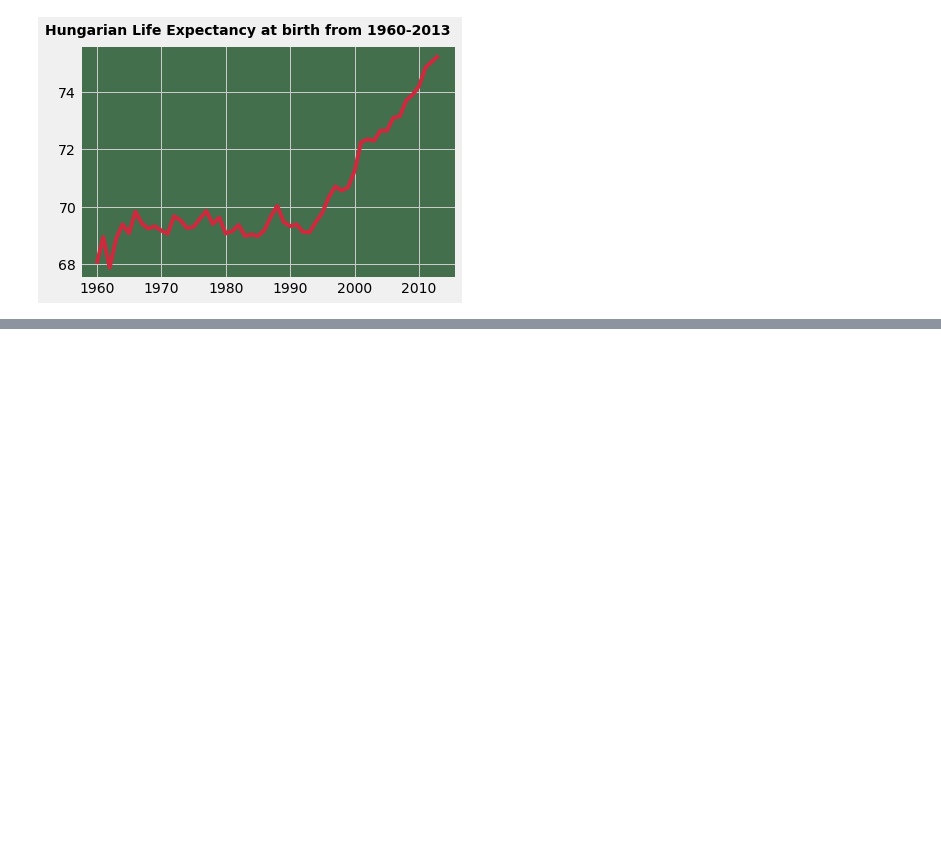
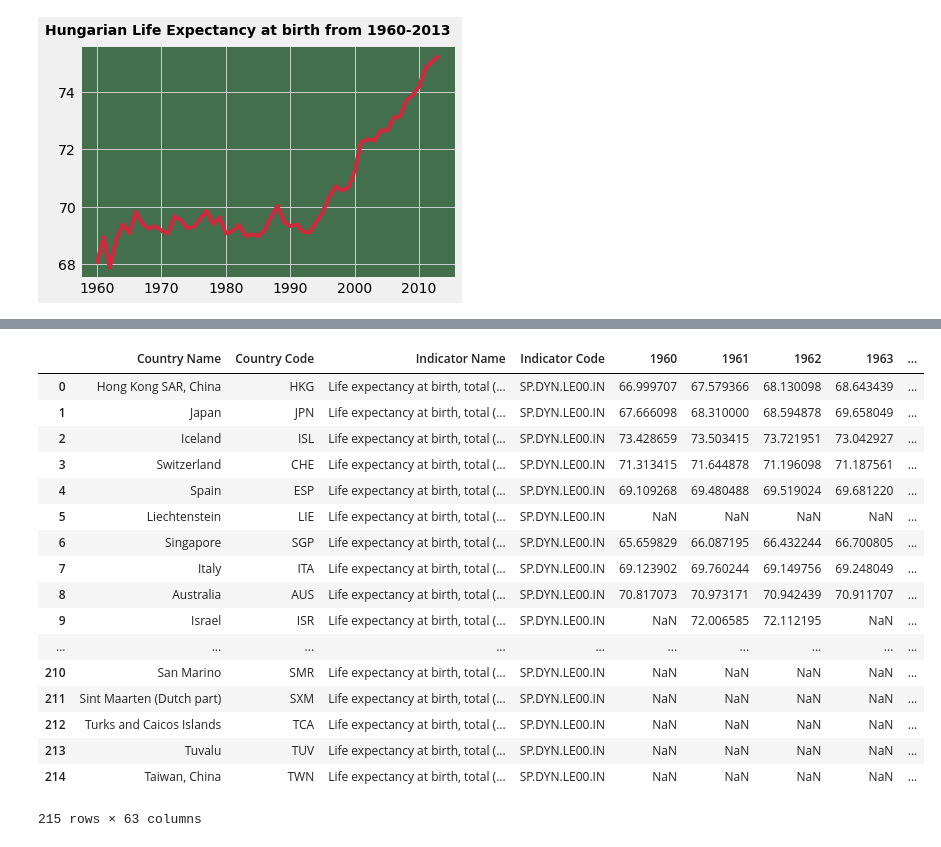
Before and after one commit to Higgins2718/DS-Unit-1-Sprint-5-Data-Storytelling-Blog-Post, a Jupyter notebook: project_notebook.ipynb, the cells around one changed output, grey strips where cells are left out. Cells and saved outputs as stored; diff of their text form; code cells hidden in the pictures; blank space fills up the shorter version.

```diff
--- a/project_notebook.ipynb
+++ b/project_notebook.ipynb
@@ -512,0 +590,27 @@ Text(0.5, 0, '')
+# %%
+
+pd.set_option('display.max_rows', 500)
+
+longest_expectancy = life_expectancy.sort_values(by=['2013'], ascending=False)
+longest_expectancy = longest_expectancy.reset_index(drop=True)
+
+longest_expectancy
+# %% [output]
+|  | Country Name | Country Code | Indicator Name | Indicator Code | 1960 | 1961 | 1962 | 1963 | ... |
+| 0 | Hong Kong SAR, China | HKG | Life expectancy at birth, total (... | SP.DYN.LE00.IN | 66.999707 | 67.579366 | 68.130098 | 68.643439 | ... |
+| 1 | Japan | JPN | Life expectancy at birth, total (... | SP.DYN.LE00.IN | 67.666098 | 68.310000 | 68.594878 | 69.658049 | ... |
+| 2 | Iceland | ISL | Life expectancy at birth, total (... | SP.DYN.LE00.IN | 73.428659 | 73.503415 | 73.721951 | 73.042927 | ... |
+| 3 | Switzerland | CHE | Life expectancy at birth, total (... | SP.DYN.LE00.IN | 71.313415 | 71.644878 | 71.196098 | 71.187561 | ... |
+| 4 | Spain | ESP | Life expectancy at birth, total (... | SP.DYN.LE00.IN | 69.109268 | 69.480488 | 69.519024 | 69.681220 | ... |
+| 5 | Liechtenstein | LIE | Life expectancy at birth, total (... | SP.DYN.LE00.IN | NaN | NaN | NaN | NaN | ... |
+| 6 | Singapore | SGP | Life expectancy at birth, total (... | SP.DYN.LE00.IN | 65.659829 | 66.087195 | 66.432244 | 66.700805 | ... |
+| 7 | Italy | ITA | Life expectancy at birth, total (... | SP.DYN.LE00.IN | 69.123902 | 69.760244 | 69.149756 | 69.248049 | ... |
+| 8 | Australia | AUS | Life expectancy at birth, total (... | SP.DYN.LE00.IN | 70.817073 | 70.973171 | 70.942439 | 70.911707 | ... |
+| 9 | Israel | ISR | Life expectancy at birth, total (... | SP.DYN.LE00.IN | NaN | 72.006585 | 72.112195 | NaN | ... |
+| ... | ... | ... | ... | ... | ... | ... | ... | ... | ... |
+| 210 | San Marino | SMR | Life expectancy at birth, total (... | SP.DYN.LE00.IN | NaN | NaN | NaN | NaN | ... |
+| 211 | Sint Maarten (Dutch part) | SXM | Life expectancy at birth, total (... | SP.DYN.LE00.IN | NaN | NaN | NaN | NaN | ... |
+| 212 | Turks and Caicos Islands | TCA | Life expectancy at birth, total (... | SP.DYN.LE00.IN | NaN | NaN | NaN | NaN | ... |
+| 213 | Tuvalu | TUV | Life expectancy at birth, total (... | SP.DYN.LE00.IN | NaN | NaN | NaN | NaN | ... |
+| 214 | Taiwan, China | TWN | Life expectancy at birth, total (... | SP.DYN.LE00.IN | NaN | NaN | NaN | NaN | ... |
+215 rows × 63 columns
```
Also changed, not shown: parts of 36 cells of this notebook.
